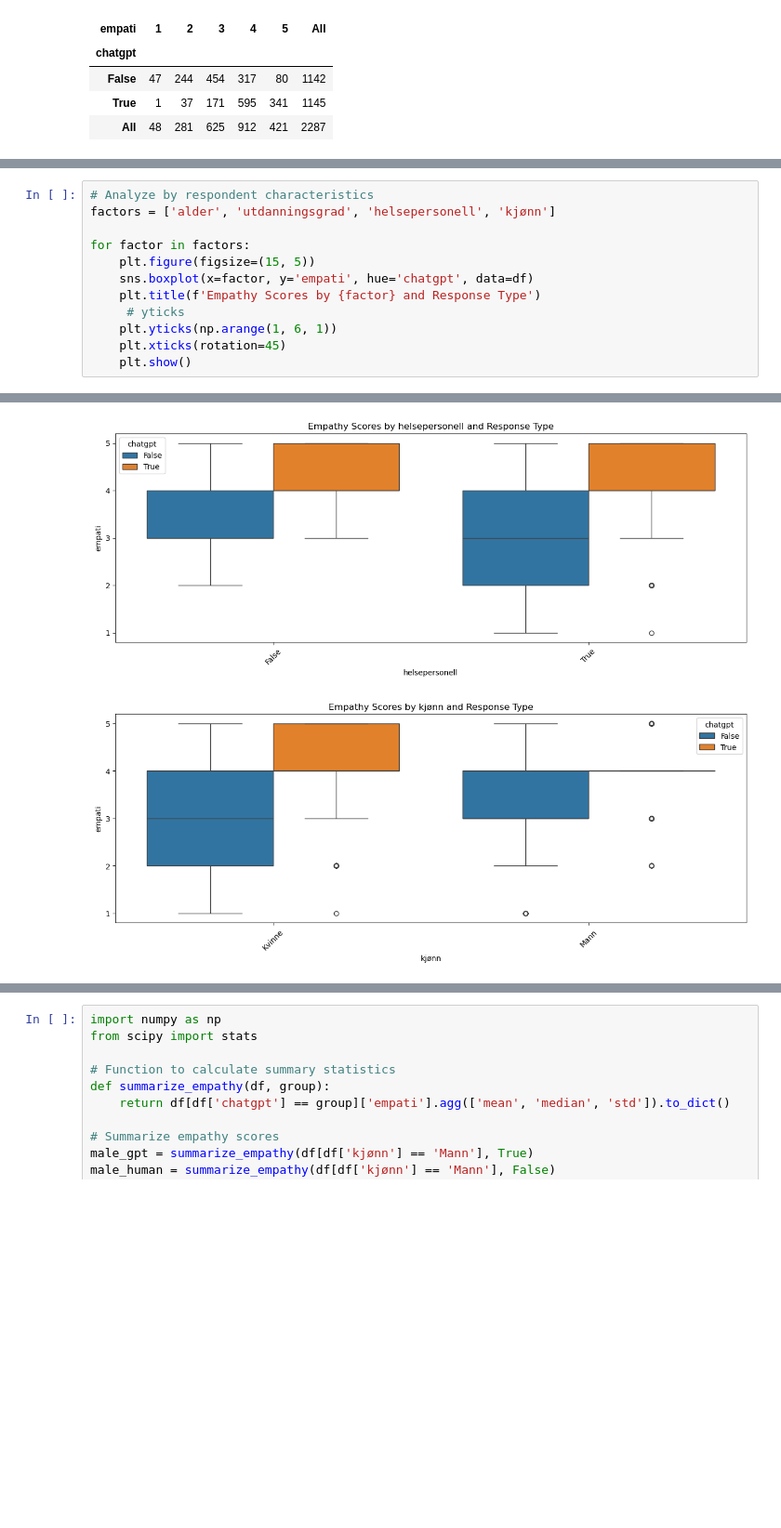
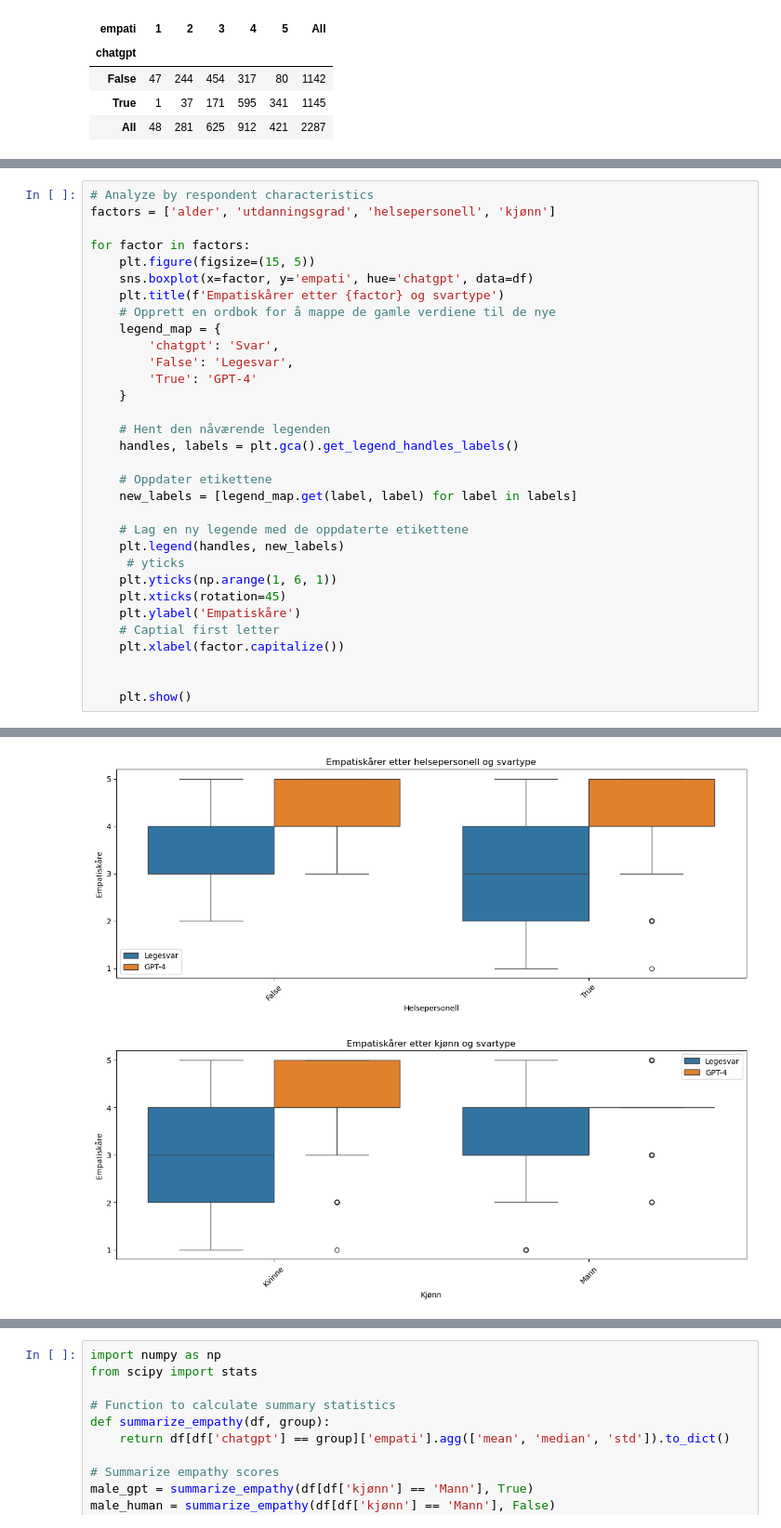
Before and after one commit to MMIV-ML/helseveileder, a Jupyter notebook: notebooks/1-analysis.ipynb, the cells around one changed output, grey strips where cells are left out. Shown at 93% size. Saved outputs shown, nothing was run; the diff lists cells and outputs as text; blank space fills up the shorter version.

```diff
--- a/notebooks/1-analysis.ipynb
+++ b/notebooks/1-analysis.ipynb
@@ -959,9 +949,29 @@ factors = ['alder', 'utdanningsgrad', 'helsepersonell', 'kjønn']
 for factor in factors:
     plt.figure(figsize=(15, 5))
     sns.boxplot(x=factor, y='empati', hue='chatgpt', data=df)
-    plt.title(f'Empathy Scores by {factor} and Response Type')
+    plt.title(f'Empatiskårer etter {factor} og svartype')
+    # Opprett en ordbok for å mappe de gamle verdiene til de nye
+    legend_map = {
+        'chatgpt': 'Svar',
+        'False': 'Legesvar',
+        'True': 'GPT-4'
+    }
+
+    # Hent den nåværende legenden
+    handles, labels = plt.gca().get_legend_handles_labels()
+
+    # Oppdater etikettene
+    new_labels = [legend_map.get(label, label) for label in labels]
+
+    # Lag en ny legende med de oppdaterte etikettene
+    plt.legend(handles, new_labels)
      # yticks
     plt.yticks(np.arange(1, 6, 1))
     plt.xticks(rotation=45)
+    plt.ylabel('Empatiskåre')
+    # Captial first letter
+    plt.xlabel(factor.capitalize())
+
+
     plt.show()
 # %% [output]
@@ -970,5 +980,5 @@ for factor in factors:
-[figure, old version]
+[figure, new version]
-[figure, old version]
+[figure, new version]
 # %%
 import matplotlib.pyplot as plt
 import seaborn as sns
```
Also changed, not shown: parts of 33 cells of this notebook.
